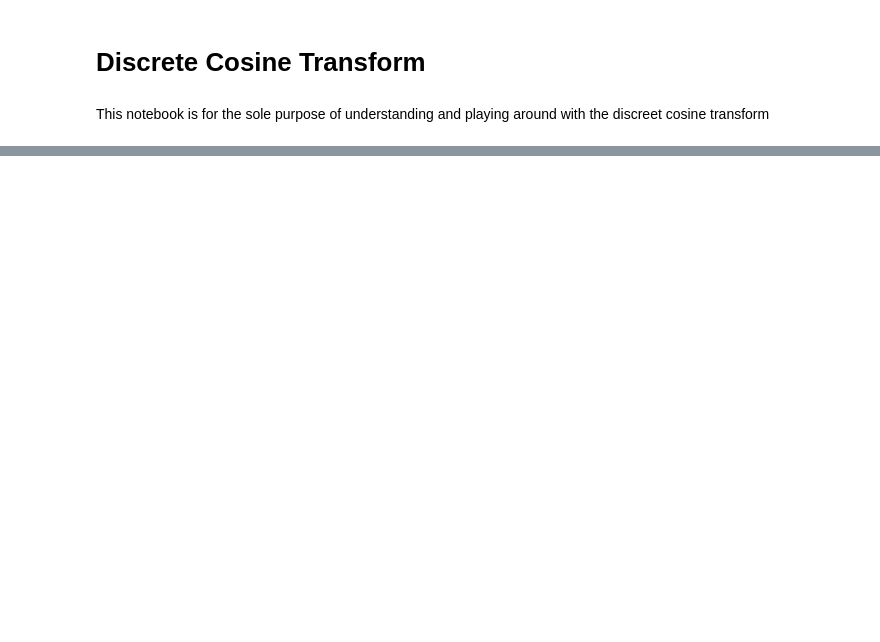
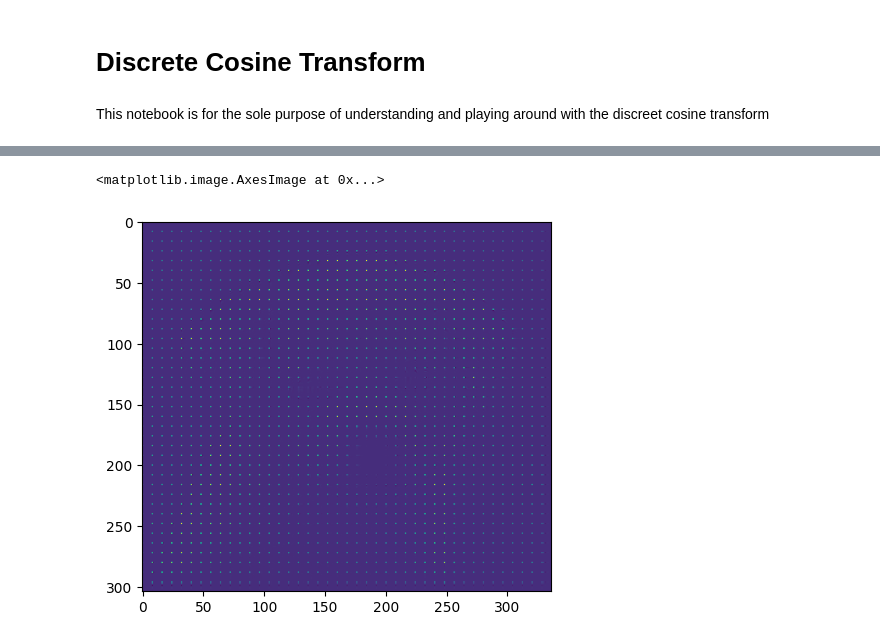
Before and after one commit to KareemElozeiri/JPEG-From-Scratch, a Jupyter notebook: notebooks/DCT.ipynb, the cells around one changed output, grey strips where cells are left out. Drawn from its saved outputs; the diff is of its cells as text; code cells hidden in the pictures; blank space fills up the shorter version.

```diff
--- a/notebooks/DCT.ipynb
+++ b/notebooks/DCT.ipynb
@@ -93,0 +134,5 @@ array([[ 9.10000000e+01, -5.10041293e-01,  4.55535393e-01, ...,
+# %%
+plt.imshow(fig_quantized)
+# %% [output]
+<matplotlib.image.AxesImage at 0x...>
+[figure, added]
```
Also changed, not shown: parts of 82 cells of this notebook, 5 other files.
